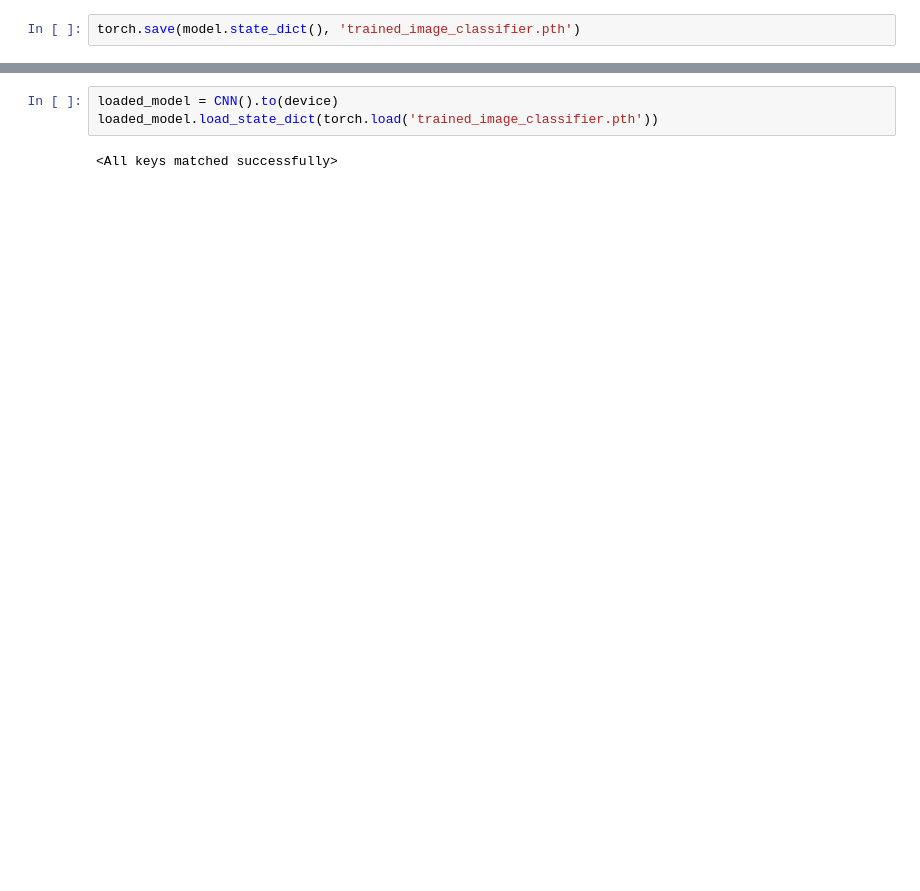
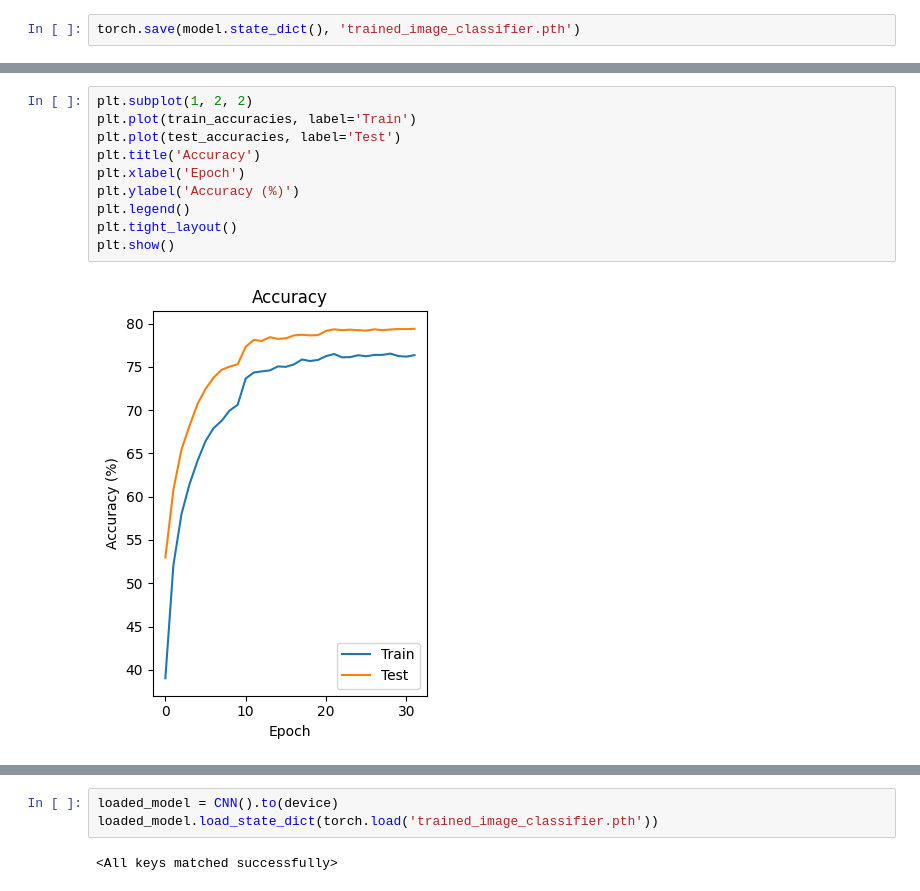
Before and after one commit to davidandw190/pytorch-deep-learning-workspace, a Jupyter notebook: notebooks-for-learning/02_image_classification_cnn.ipynb, the cells around one changed output, grey strips where cells are left out. Drawn from its saved outputs; the diff is of its cells as text; blank space fills up the shorter version.

```diff
--- a/notebooks-for-learning/02_image_classification_cnn.ipynb
+++ b/notebooks-for-learning/02_image_classification_cnn.ipynb
@@ -126,0 +158,12 @@ torch.save(model.state_dict(), 'trained_image_classifier.pth')
+# %%
+plt.subplot(1, 2, 2)
+plt.plot(train_accuracies, label='Train')
+plt.plot(test_accuracies, label='Test')
+plt.title('Accuracy')
+plt.xlabel('Epoch')
+plt.ylabel('Accuracy (%)')
+plt.legend()
+plt.tight_layout()
+plt.show()
+# %% [output]
+[figure, added]
```
Also changed, not shown: parts of 14 cells of this notebook.
